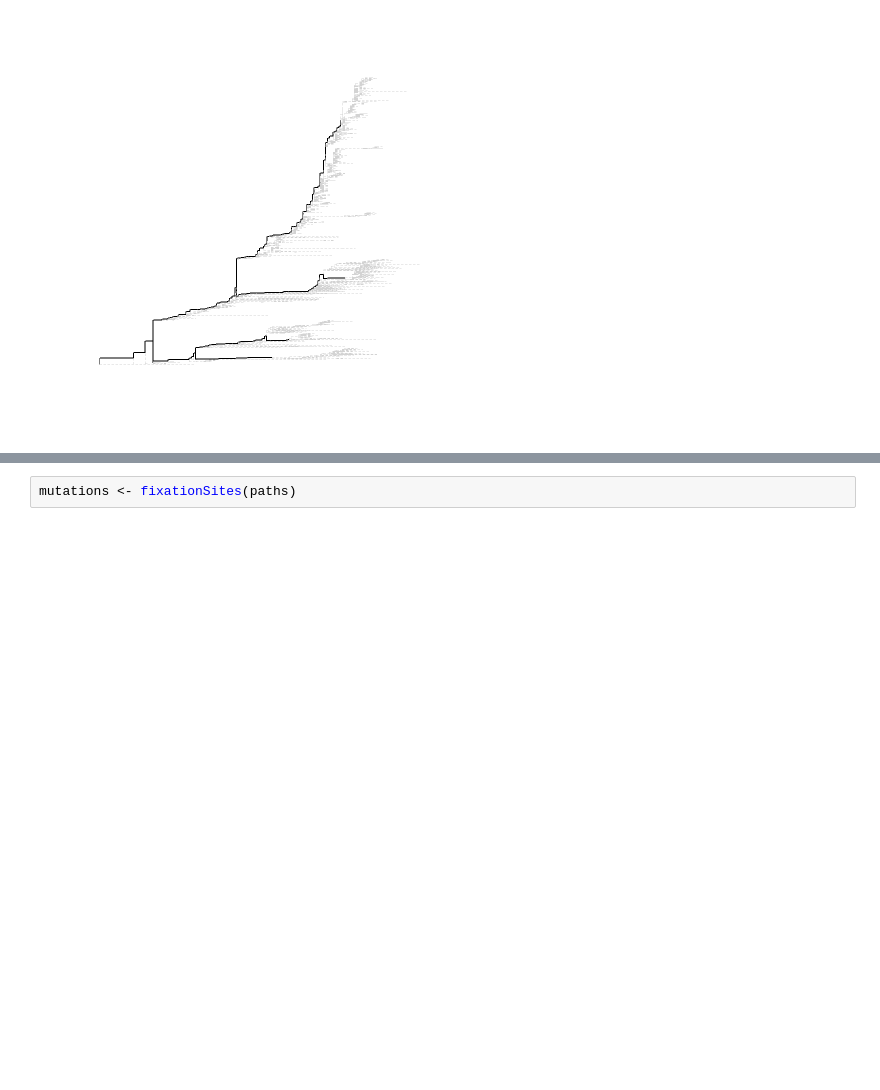
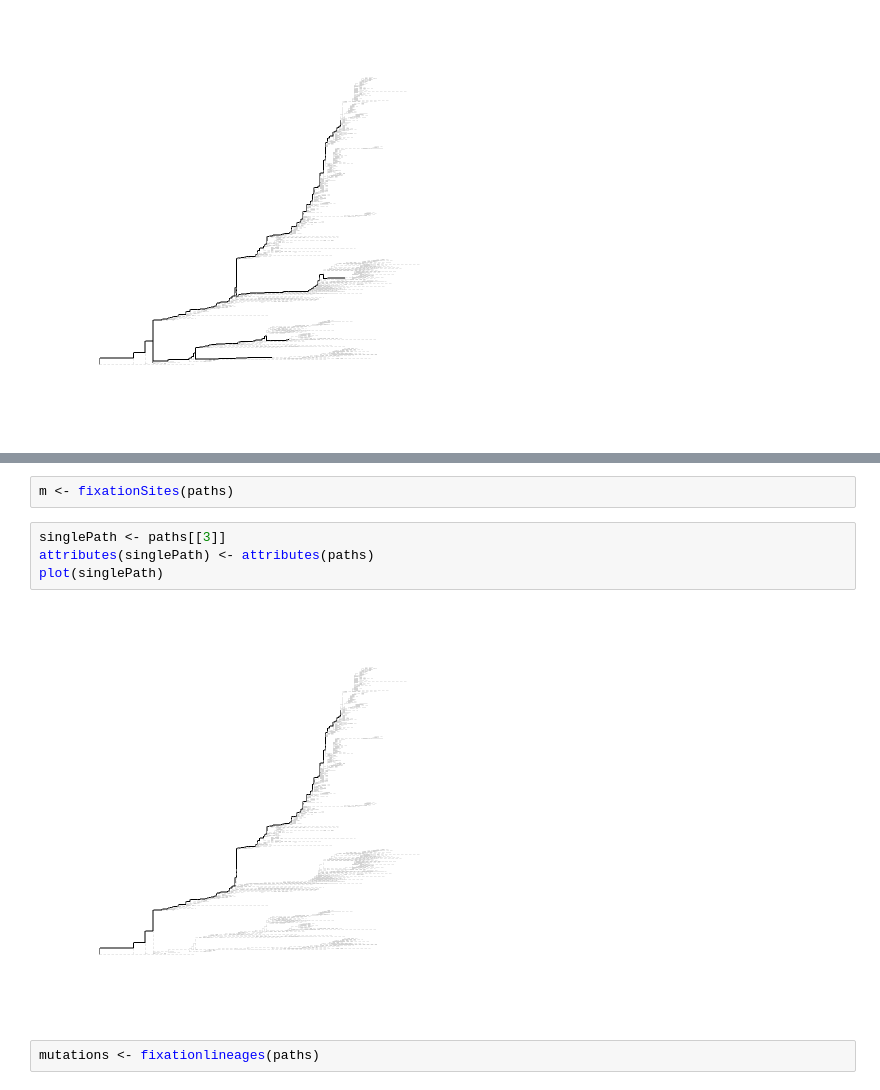
Before and after one commit to Takkoona/phyloColoring, a Jupyter notebook: visualization.ipynb, the cells around one changed output, grey strips where cells are left out. Saved outputs shown, nothing was run; the diff lists cells and outputs as text; blank space fills up the shorter version.

```diff
--- a/visualization.ipynb
+++ b/visualization.ipynb
@@ -18,2 +72,10 @@ plot(paths)
 # %%
-mutations <- fixationSites(paths)
+m <- fixationSites(paths)
+# %%
+singlePath <- paths[[3]]
+attributes(singlePath) <- attributes(paths)
+plot(singlePath)
+# %% [output]
+[figure, added]
+# %%
+mutations <- fixationlineages(paths)
```
Also changed, not shown: parts of 7 cells of this notebook.
